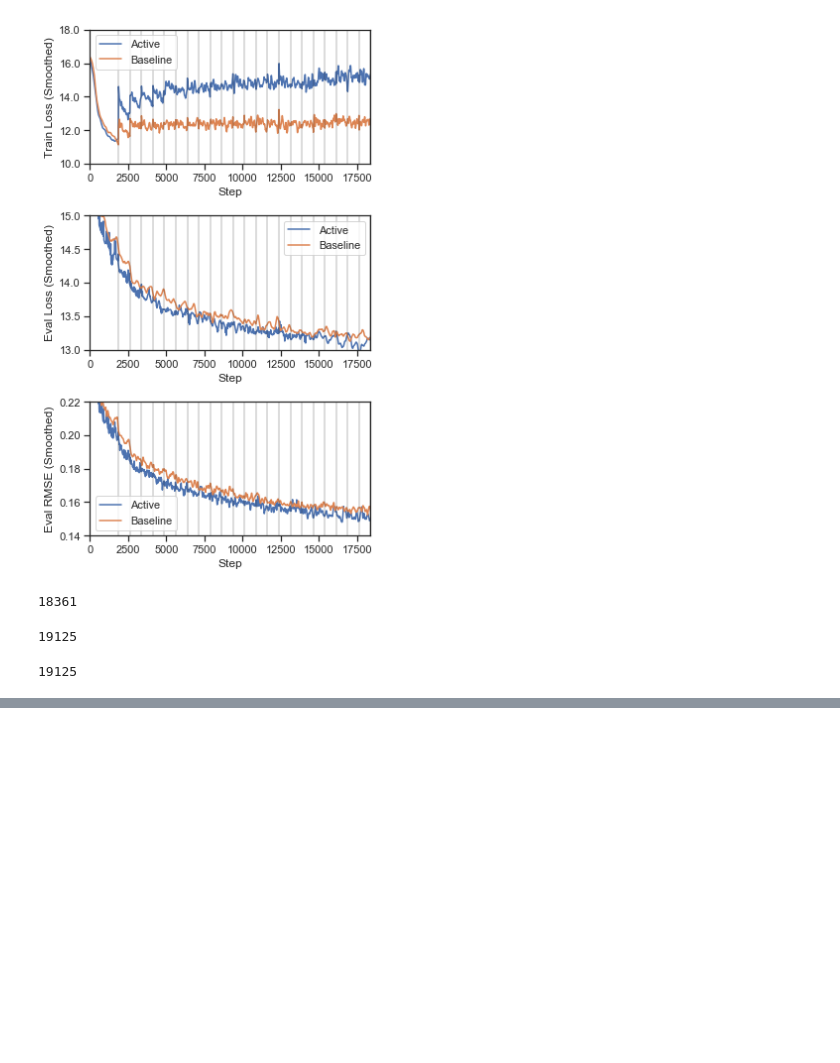
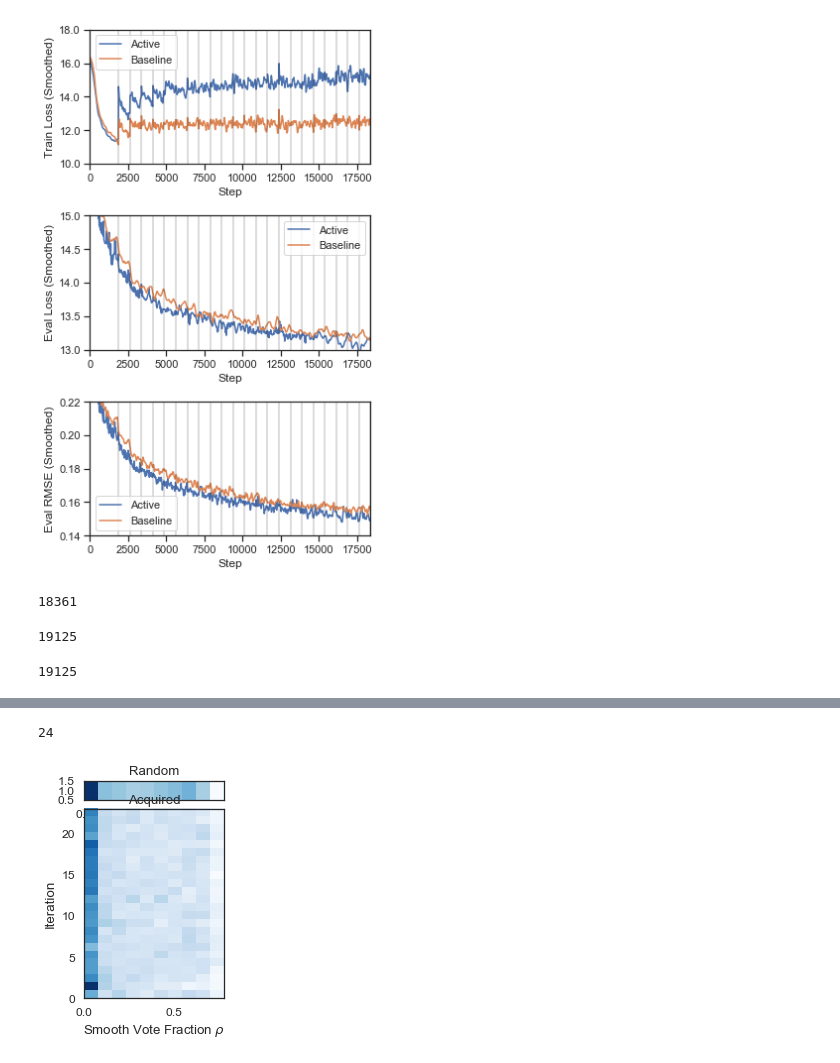
Before and after one commit to colinleach/zoobot, a Jupyter notebook: notebooks/tensorboard.ipynb, the cells around one changed output, grey strips where cells are left out. Cells and saved outputs as stored; diff of their text form; code cells hidden in the pictures; blank space fills up the shorter version.

Commit message:
add active learning subject trends

```diff
--- a/notebooks/tensorboard.ipynb
+++ b/notebooks/tensorboard.ipynb
@@ -288,0 +309,20 @@ max(active_rmse_g['step'])
+# %%
+states = []
+n_iterations = 24
+for iteration_n in range(n_iterations):
+    state_dir = os.path.join(states_dir, 'iteration_{}'.format(iteration_n))
+    states.append(metrics.load_iteration_state(state_dir))
+# %%
+key_catalog_cols = [
+    'smooth-or-featured_smooth_count',
+    'smooth-or-featured_smooth_fraction',
+    'smooth-or-featured_total-votes',
+    'bar_yes_fraction',
+    'bar_total-votes',
+    'label',
+    'total_votes',
+    'subject_id'
+]
+
+
+timeline = simulation_timeline.Timeline(states, catalog[key_catalog_cols], n_acquired=n_acquired, save_dir=save_dir)
@@ -288,0 +335,57 @@ max(active_rmse_g['step'])
+# %%
+len(timeline._models)
+# %% [output]
+24
+# %%
+
+
+acquired = []
+random = []
+acquired_dummy = []
+random_dummy = []
+
+value = 'smooth-or-featured_smooth_fraction'
+# value = 'bar_yes_fraction'
+for iteration_n in range(n_iterations):
+    values = timeline._models[iteration_n].catalog[value]
+    acquired_values = values[:timeline.n_acquired]
+    acquired.extend(list(acquired_values))
+    random.extend(list(values))
+    acquired_dummy.extend([iteration_n for _ in range(len(acquired_values))])
+    random_dummy.extend([iteration_n for _ in range(len(values))])
+
+sns.set(font_scale=1.1)
+sns.set_style('white')
+
+
+grid = plt.GridSpec(8, 2, wspace=0.4, hspace=0.5)
+ax0 = plt.subplot(grid[0, 0])
+ax1 = plt.subplot(grid[1:, 0])
+
+
+# fig, (ax0, ax1) = plt.subplots(ncols=2, sharex=True, sharey=True)
+ax0.hist2d(random, np.ones_like(random_dummy), bins=(10, 1), cmap='Blues')
+# ax0.ticks_visible=False
+ax1.hist2d(acquired, acquired_dummy, bins=(10, n_iterations), cmap='Blues')
+ax1.set_title('Acquired')
+ax0.set_title('Random')
+# ax0.set_ylabel('Iteration')
+ax1.set_ylabel('Iteration')
+# ax0.set_xlabel('Smooth Votes')
+# ax1.set_xlabel('Smooth Votes')
+ax1.set_xlabel(r'Smooth Vote Fraction $\rho$')
+# ax1.set_xlabel(r'Bar Vote Fraction $\rho$')
+
+
+# # fig.subplots_adjust(right=0.8)
+# # cbar_ax = fig.add_axes([0.85, 0.15, 0.05, 0.7])
+# # fig.colorbar(im, cax=cbar_ax)
+
+# # data = {'acquired': acquired, 'iteration': acquired_dummy}
+# # sns.heatmap(data=pd.DataFrame(data))
+
+# fig.tight_layout()
+# plt.savefig('bar_temp.png')
+plt.savefig('smooth_temp.png')
+# %% [output]
+[figure, added]
```
Also changed, not shown: parts of 15 cells of this notebook.
